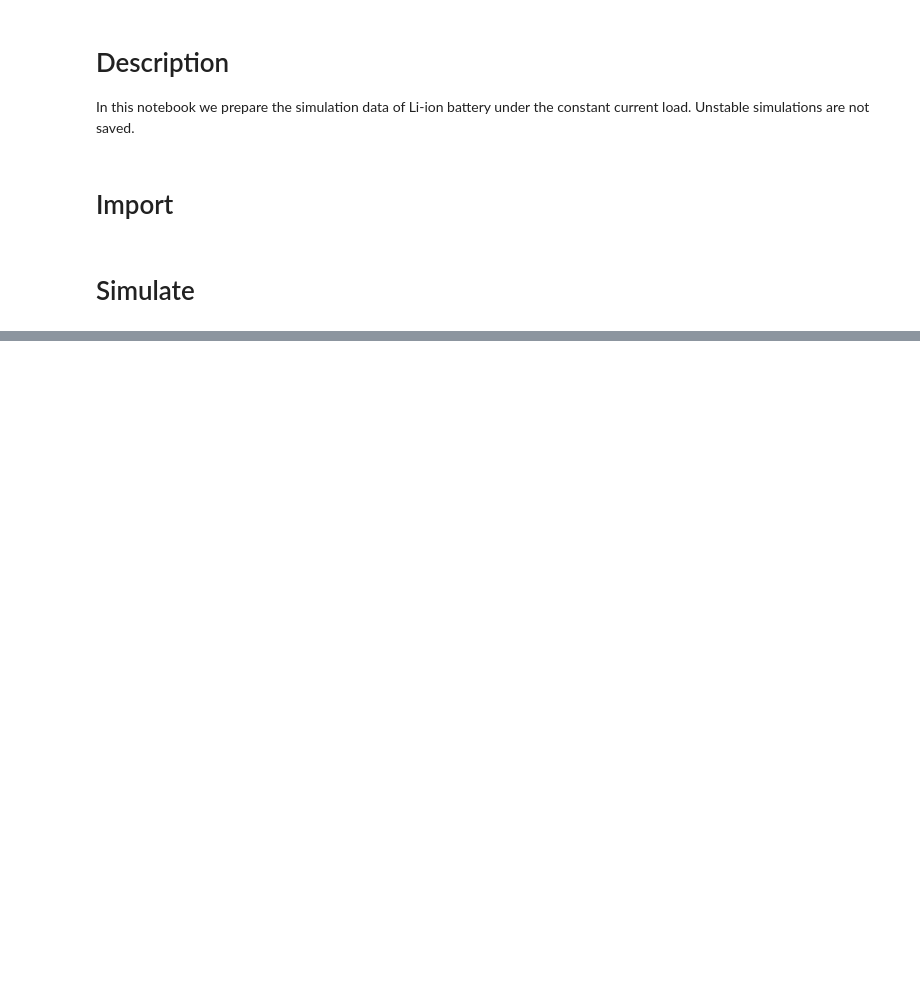
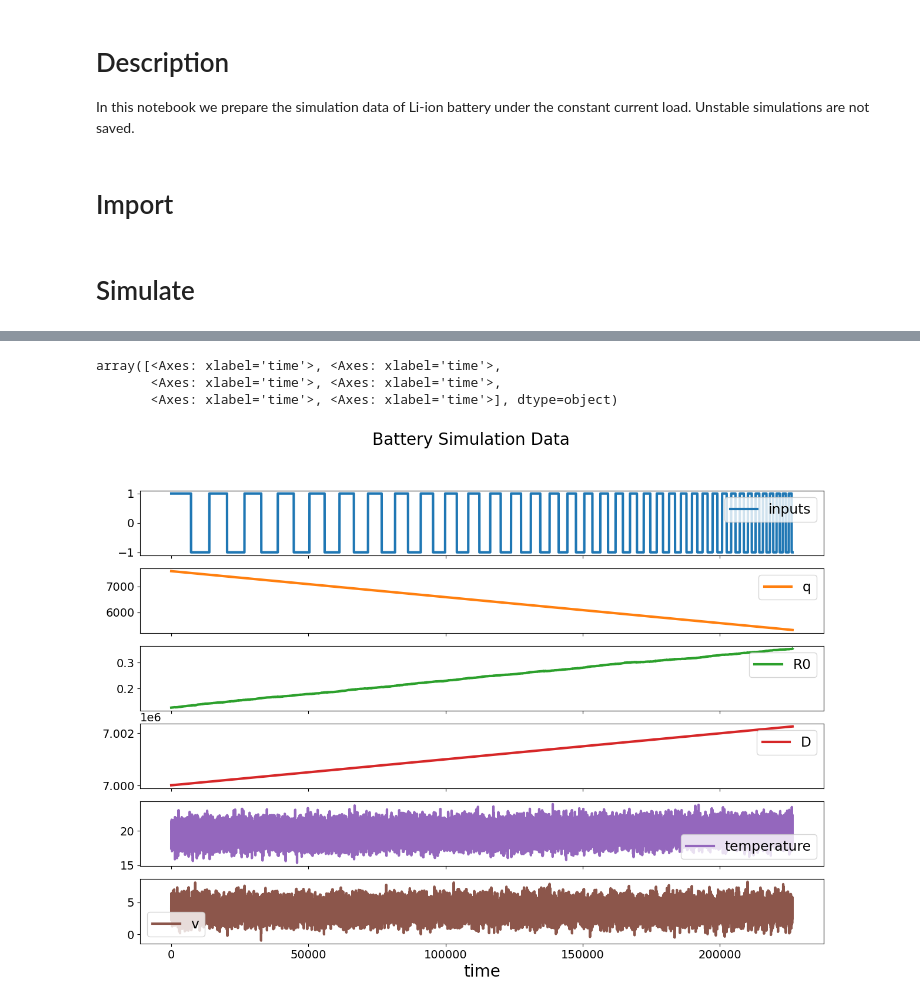
Before and after one commit to EPFL-IMOS/picid, a Jupyter notebook: simulators/battery_progpy/0.2. Simulate Li-ion battery data with constant current.ipynb, the cells around one changed output, grey strips where cells are left out. Saved outputs shown, nothing was run; the diff lists cells and outputs as text; code cells hidden in the pictures; blank space fills up the shorter version.

Commit message:
the battery

```diff
--- a/simulators/battery_progpy/0.2. Simulate Li-ion battery data with constant current.ipynb
+++ b/simulators/battery_progpy/0.2. Simulate Li-ion battery data with constant current.ipynb
@@ -121,0 +127,8 @@ data.plot(x='time', subplots=True, figsize=(15, 10), title='Battery Simulation D
+# %%
+# get every second observation
+data[::2].plot(x='time', subplots=True, figsize=(15, 10), title='Battery Simulation Data')
+# %% [output]
+array([<Axes: xlabel='time'>, <Axes: xlabel='time'>,
+       <Axes: xlabel='time'>, <Axes: xlabel='time'>,
+       <Axes: xlabel='time'>, <Axes: xlabel='time'>], dtype=object)
+[figure, added]
```
Also changed, not shown: parts of 3 cells of this notebook, 10 other files.
